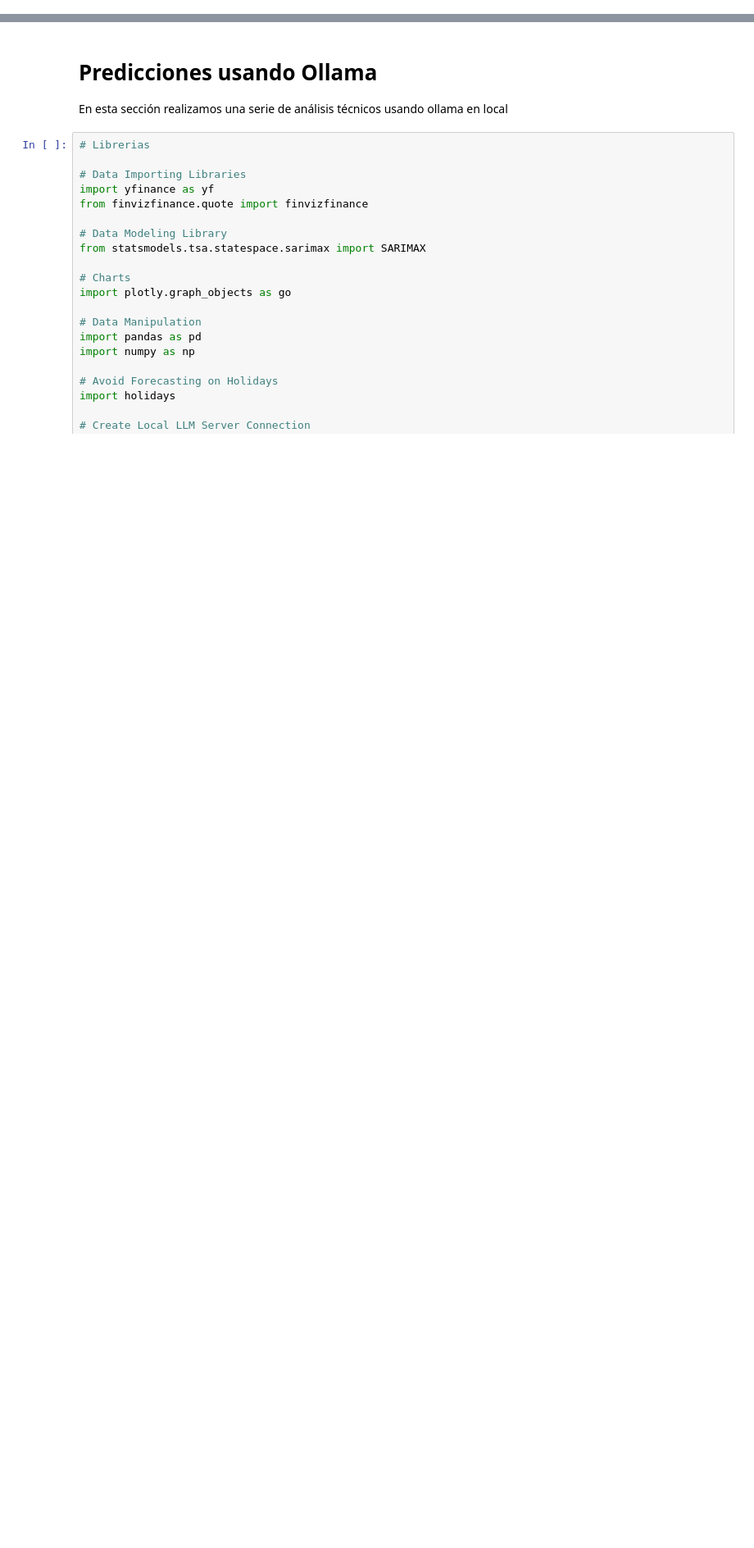
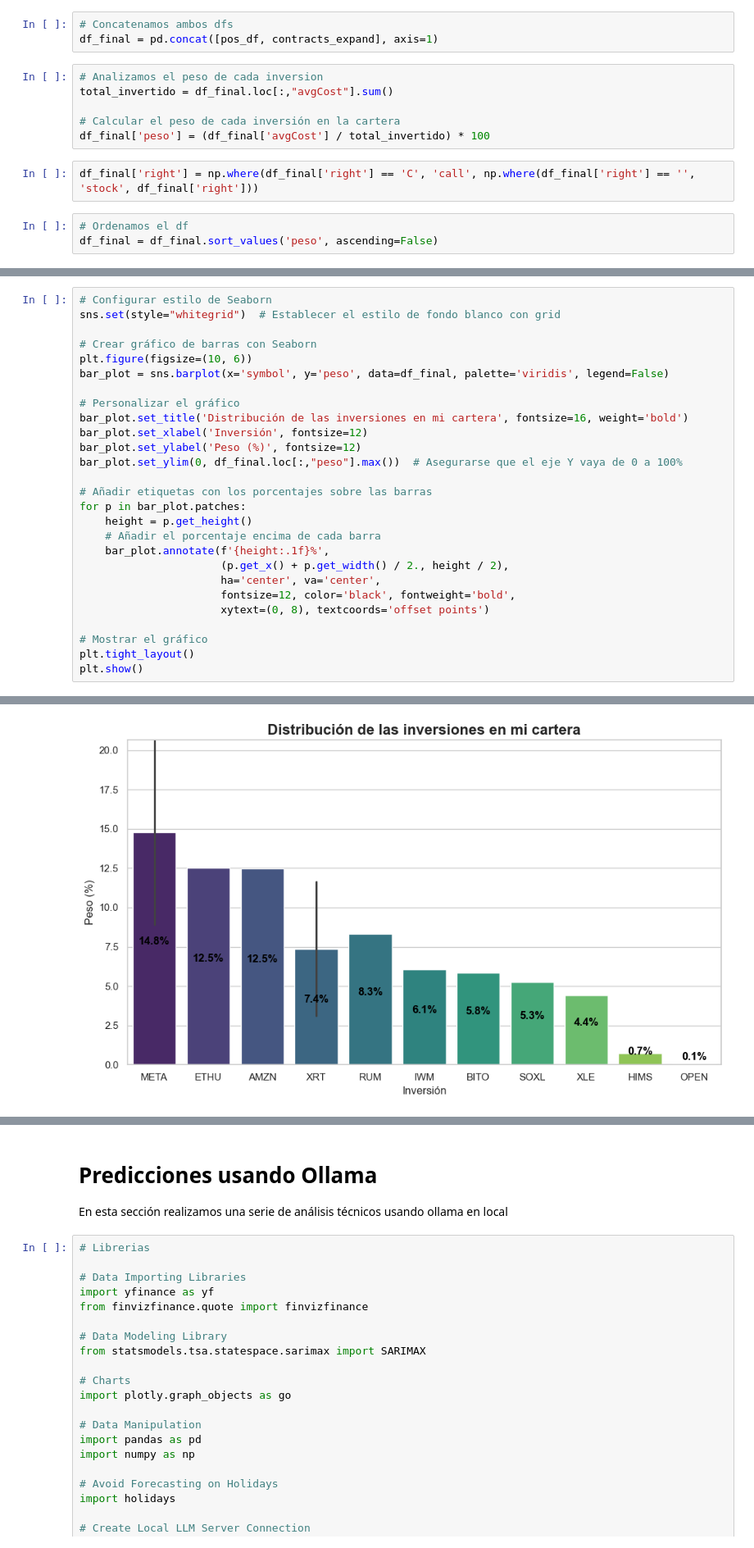
Before and after one commit to nestorap/sotck_app, a Jupyter notebook: notebooks/pruebas.ipynb, the cells around one changed output, grey strips where cells are left out. Shown at 82% size. Cells and saved outputs as stored; diff of their text form; blank space fills up the shorter version.

Commit message:
Incorporamos rama nueva para analisis de cartera y he avanzado mucho en el notebook

```diff
--- a/notebooks/pruebas.ipynb
+++ b/notebooks/pruebas.ipynb
@@ -23,0 +75,14 @@ Matplotlib is building the font cache; this may take a moment.
+# %%
+# Concatenamos ambos dfs
+df_final = pd.concat([pos_df, contracts_expand], axis=1)
+# %%
+# Analizamos el peso de cada inversion
+total_invertido = df_final.loc[:,"avgCost"].sum()
+
+# Calcular el peso de cada inversión en la cartera
+df_final['peso'] = (df_final['avgCost'] / total_invertido) * 100
+# %%
+df_final['right'] = np.where(df_final['right'] == 'C', 'call', np.where(df_final['right'] == '', 'stock', df_final['right']))
+# %%
+# Ordenamos el df
+df_final = df_final.sort_values('peso', ascending=False)
@@ -23,0 +106,28 @@ Matplotlib is building the font cache; this may take a moment.
+# %%
+# Configurar estilo de Seaborn
+sns.set(style="whitegrid")  # Establecer el estilo de fondo blanco con grid
+
+# Crear gráfico de barras con Seaborn
+plt.figure(figsize=(10, 6))
+bar_plot = sns.barplot(x='symbol', y='peso', data=df_final, palette='viridis', legend=False)
+
+# Personalizar el gráfico
+bar_plot.set_title('Distribución de las inversiones en mi cartera', fontsize=16, weight='bold')
+bar_plot.set_xlabel('Inversión', fontsize=12)
+bar_plot.set_ylabel('Peso (%)', fontsize=12)
+bar_plot.set_ylim(0, df_final.loc[:,"peso"].max())  # Asegurarse que el eje Y vaya de 0 a 100%
+
+# Añadir etiquetas con los porcentajes sobre las barras
+for p in bar_plot.patches:
+    height = p.get_height()
+    # Añadir el porcentaje encima de cada barra
+    bar_plot.annotate(f'{height:.1f}%',
+                      (p.get_x() + p.get_width() / 2., height / 2),
+                      ha='center', va='center',
+                      fontsize=12, color='black', fontweight='bold',
+                      xytext=(0, 8), textcoords='offset points')
+
+# Mostrar el gráfico
+plt.tight_layout()
+plt.show()
+# %% [output]
@@ -23,0 +137 @@ Matplotlib is building the font cache; this may take a moment.
+[figure, added]
```
Also changed, not shown: parts of 20 cells of this notebook.
